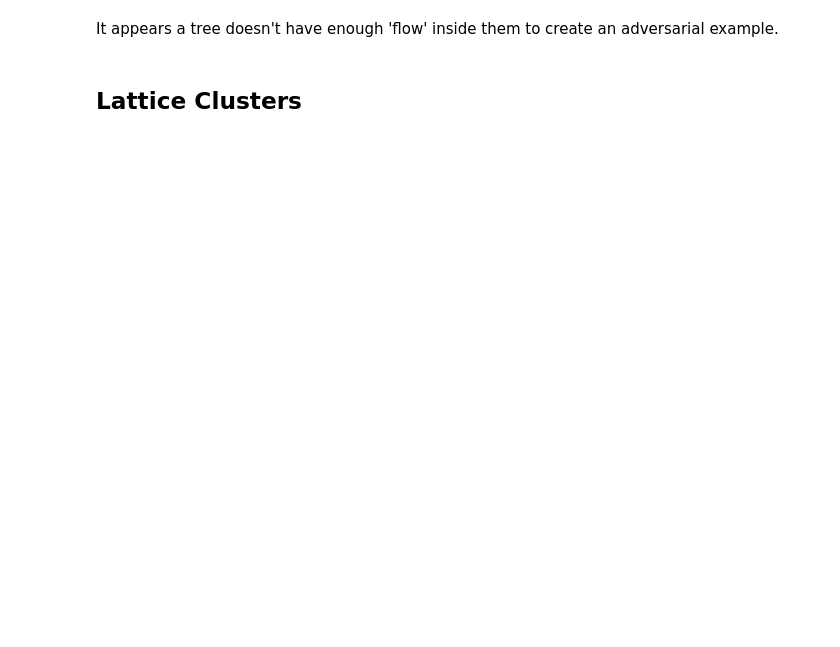
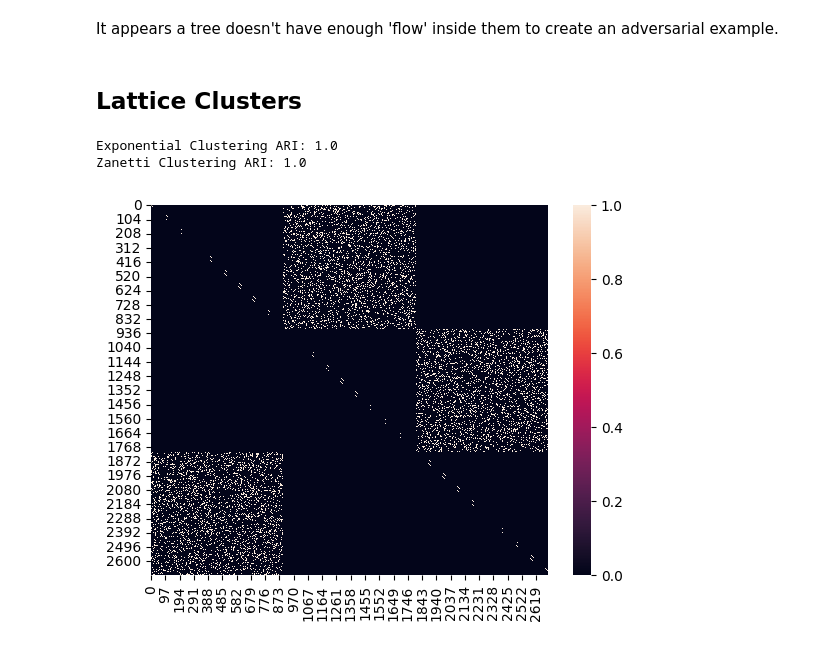
Before and after one commit to GeorgeRLTyler/directed-graph-clustering, a Jupyter notebook: experiments/adversarial_graphs.ipynb, the cells around one changed output. Drawn from its saved outputs; the diff is of its cells as text; code cells hidden in the pictures; blank space fills up the shorter version.

Commit message:
adversarial graphs and wasserstein distance experiment

```diff
--- a/experiments/adversarial_graphs.ipynb
+++ b/experiments/adversarial_graphs.ipynb
@@ -60,3 +70,31 @@ print(f"Zanetti Clustering ARI: {zc_ari}")
 It appears a tree doesn't have enough 'flow' inside them to create an adversarial example.
 # %% [markdown]
 ## Lattice Clusters
+# %%
+lattice = DirectedLattice(30, 30).adjacency_matrix
+three_cycle = np.array([[0,1,0],[0,0,1],[1,0,0]])
+
+graph_adj = Products.tensor_product(np.eye(len(three_cycle)),lattice)
+noisy_3_cycle = DirectedStochasticBlockModel(k=3,N = len(graph_adj), p=0.2, q=0.2,F = np.array([[0.5,0.8,0.2],[0.2,0.5,0.8],[0.8,0.2,0.5]])).adjacency_matrix
+# replacing diagonal blocks with 0s and
+
+ones = np.ones(shape = (len(lattice), len(lattice)))
+block_three_cycle_of_ones = Products.tensor_product(three_cycle,ones)
+
+noisy_3_cycle = noisy_3_cycle * block_three_cycle_of_ones
+graph_adj_complete = graph_adj + noisy_3_cycle
+true_clusters = np.array([len(lattice)*[i] for i in range(len(three_cycle))]).flatten()
+sns.heatmap(graph_adj_complete)
+# trying Zanetti clustering
+ec_no_evecs_clusters, cos_A = Exponential_Clustering_no_evecs(graph_adj_complete,K=3,t=10)
+ec_no_evecs_ari = adjusted_rand_score(true_clusters,ec_no_evecs_clusters)
+# Zanetti Clustering
+zc_clusters,_ = DSBM_Clustering_Zanetti(graph_adj_complete,K=3,l=1,method='adjacency',normalize=True)
+zc_ari = adjusted_rand_score(true_clusters,zc_clusters)
+# printing results
+print(f"Exponential Clustering ARI: {ec_no_evecs_ari}")
+print(f"Zanetti Clustering ARI: {zc_ari}")
+# %% [output]
+Exponential Clustering ARI: 1.0
+Zanetti Clustering ARI: 1.0
+[figure, added]
```
Also changed, not shown: parts of 38 cells of this notebook, 1 other file.
